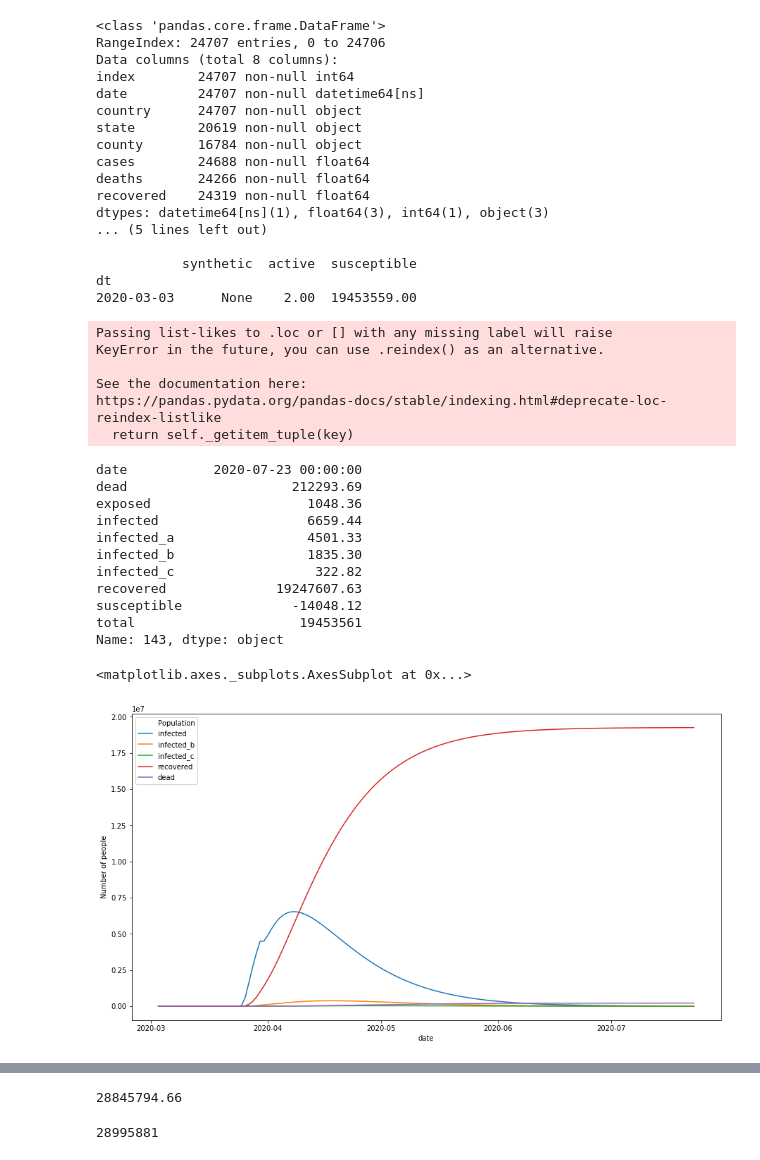
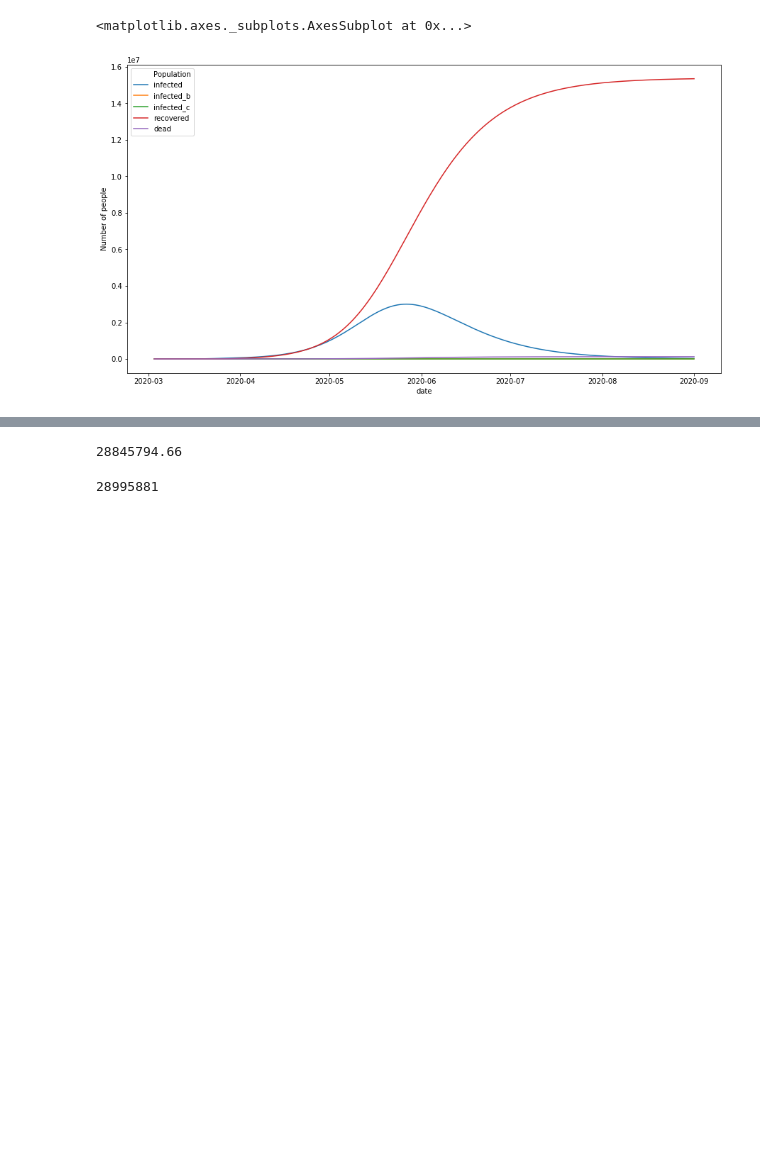
Before and after one commit to act-now-coalition/covid-data-model, a Jupyter notebook: seird_notebook_runtime.ipynb, the cells around one changed output, grey strips where cells are left out. Drawn from its saved outputs; the diff is of its cells as text; code cells hidden in the pictures; blank space fills up the shorter version.

```diff
--- a/seird_notebook_runtime.ipynb
+++ b/seird_notebook_runtime.ipynb
@@ -39,7 +39,7 @@ def model_state(country, state, interventions=None):
         'beds': Dataset.get_beds_by_country_state(country, state),
         'population': POP,
         #'projection_iterations': 25, # Number of iterations into the future to project
-        'projection_iterations': 30, # Number of iterations into the future to project
+        'projection_iterations': 40, # Number of iterations into the future to project
         'r0': r0,
         'interventions': interventions,
         'hospitalization_rate': HOSPITALIZATION_RATE,
@@ -62,6 +62,7 @@ def model_state(country, state, interventions=None):
         'hospital_time_recovery': 11, #Duration of hospitalization, In days
         'use_harvard_params': False, #If True use the harvard parameters directly, if not calculate off the above
         'use_harvard_init': use_harvard_init, #If True use the harvard model inputs for inital conditions and N (recreate their graph)
+        'model': 'sir'
     }
     return CovidTimeseriesModelSIR().forecast_region(model_parameters=MODEL_PARAMETERS)
 
@@ -129,49 +130,16 @@ def plot_df(df, cols):
 use_harvard_init = False #If True use the harvard model inputs for inital conditions and N (recreate their graph)
 #use_harvard_init = True #If True use the harvard model inputs for inital conditions and N (recreate their graph)
 # %%
-[initervention_df, soln] = model_state('USA', 'NY', INTERVENTIONS[4])
+[initervention_df, soln] = model_state('USA', 'NY', INTERVENTIONS[0])
 
-print(initervention_df.iloc[-1])
+#print(initervention_df.iloc[-1])
+#print(initervention_df.iloc[-20])
 
 #chart_cols = ["exposed", "infected", "infected_b", "infected_c",  "recovered", "dead"] #, "susceptible"]
 chart_cols = ["infected", "infected_b", "infected_c",  "recovered", "dead"] #, "susceptible"]
 
 plot_df(initervention_df, chart_cols)
 # %% [output]
-<class 'pandas.core.frame.DataFrame'>
-RangeIndex: 24707 entries, 0 to 24706
-Data columns (total 8 columns):
-index        24707 non-null int64
-date         24707 non-null datetime64[ns]
-country      24707 non-null object
-state        20619 non-null object
-county       16784 non-null object
-cases        24688 non-null float64
-deaths       24266 non-null float64
-recovered    24319 non-null float64
-dtypes: datetime64[ns](1), float64(3), int64(1), object(3)
-... (5 lines left out)
-
-           synthetic  active  susceptible
-dt
-2020-03-03      None    2.00  19453559.00
+<matplotlib.axes._subplots.AxesSubplot at 0x...>
-Passing list-likes to .loc or [] with any missing label will raise
-KeyError in the future, you can use .reindex() as an alternative.
-
-See the documentation here:
-https://pandas.pydata.org/pandas-docs/stable/indexing.html#deprecate-loc-reindex-listlike
-  return self._getitem_tuple(key)
-date           2020-07-23 00:00:00
-dead                     212293.69
-exposed                    1048.36
-infected                   6659.44
-infected_a                 4501.33
-infected_b                 1835.30
-infected_c                  322.82
-recovered              19247607.63
-susceptible              -14048.12
-total                     19453561
-Name: 143, dtype: object
-<matplotlib.axes._subplots.AxesSubplot at 0x...>
-[figure, old version]
+[figure, new version]
 # %%
```
Also changed, not shown: parts of 2 cells of this notebook, 3 other files.
